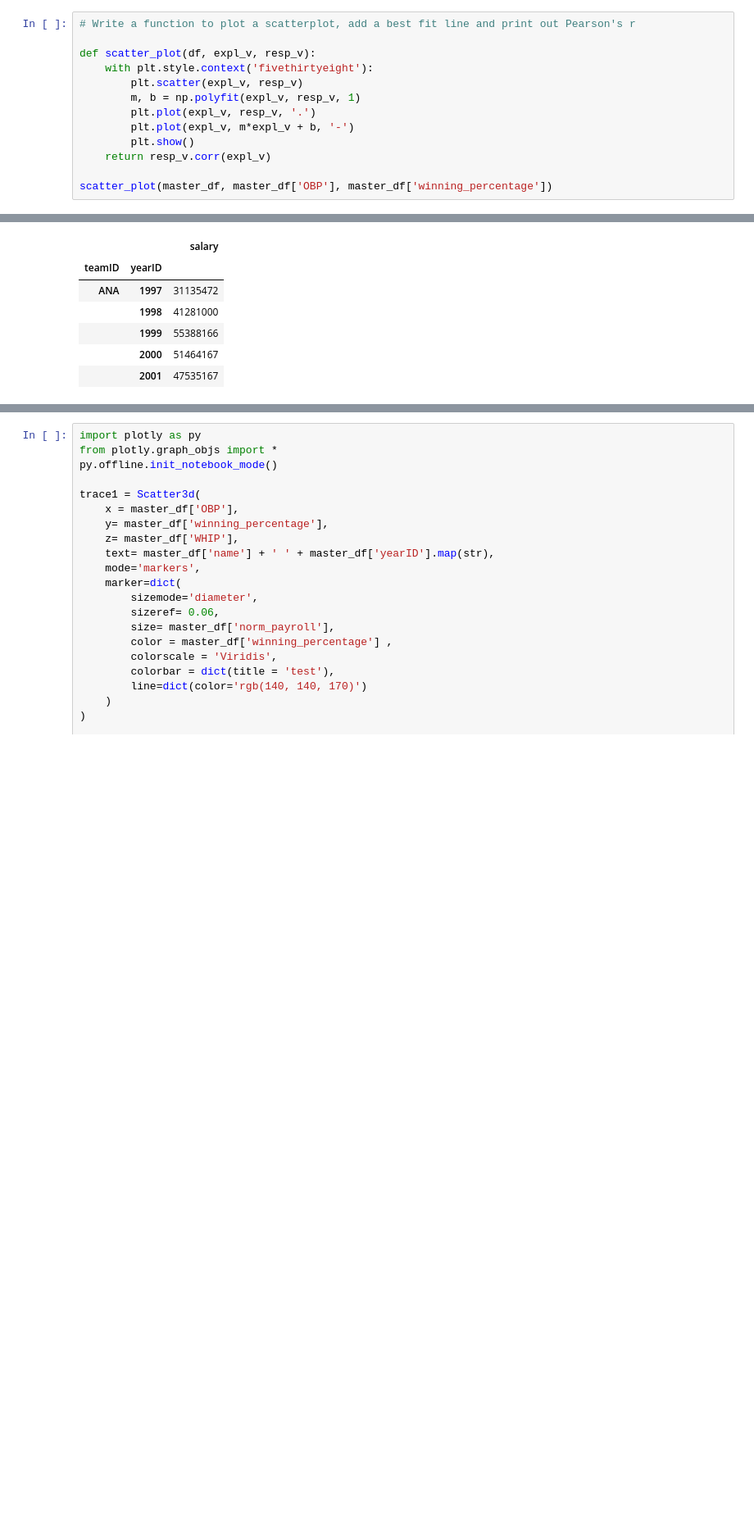
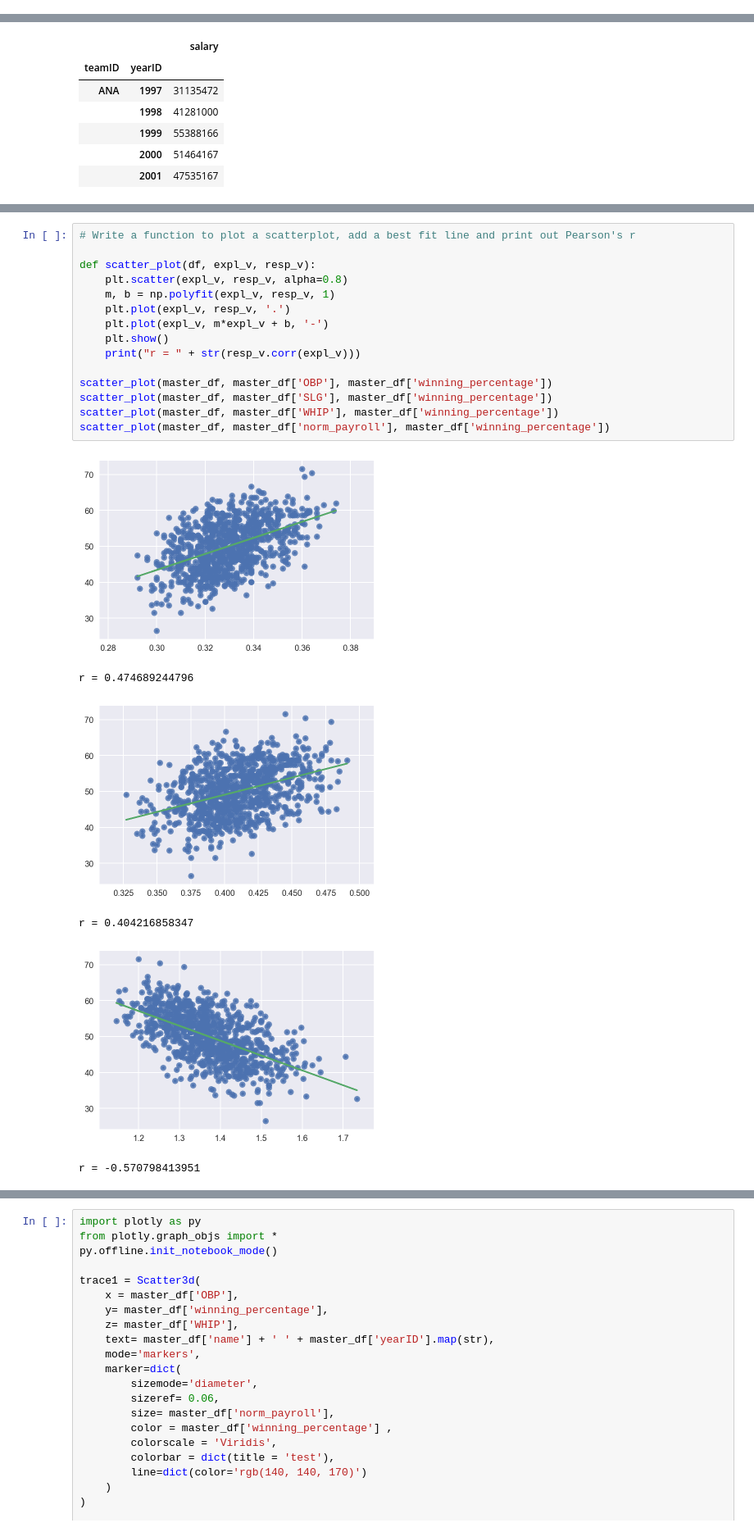
Before and after one commit to mattjaenicke/Data_Analyst_ND_Project2, a Jupyter notebook: Data_Analyst_ND_Project2.ipynb, the cells around one changed output, grey strips where cells are left out. Shown at 82% size. Drawn from its saved outputs; the diff is of its cells as text; blank space fills up the shorter version.

```diff
--- a/Data_Analyst_ND_Project2.ipynb
+++ b/Data_Analyst_ND_Project2.ipynb
@@ -195,14 +208 @@ memory usage: 381.6+ KB
 master_df['OBP'] = roundDecimals(master_df['OBP'], 3)
-# %%
-# Write a function to plot a scatterplot, add a best fit line and print out Pearson's r
-
-def scatter_plot(df, expl_v, resp_v):
-    with plt.style.context('fivethirtyeight'):
-        plt.scatter(expl_v, resp_v)
-        m, b = np.polyfit(expl_v, resp_v, 1)
-        plt.plot(expl_v, resp_v, '.')
-        plt.plot(expl_v, m*expl_v + b, '-')
-        plt.show()
-    return resp_v.corr(expl_v)
-
-scatter_plot(master_df, master_df['OBP'], master_df['winning_percentage'])
@@ -316,0 +311,22 @@ with plt.style.context('fivethirtyeight'):
+# %%
+# Write a function to plot a scatterplot, add a best fit line and print out Pearson's r
+
+def scatter_plot(df, expl_v, resp_v):
+    plt.scatter(expl_v, resp_v, alpha=0.8)
+    m, b = np.polyfit(expl_v, resp_v, 1)
+    plt.plot(expl_v, resp_v, '.')
+    plt.plot(expl_v, m*expl_v + b, '-')
+    plt.show()
+    print("r = " + str(resp_v.corr(expl_v)))
+
+scatter_plot(master_df, master_df['OBP'], master_df['winning_percentage'])
+scatter_plot(master_df, master_df['SLG'], master_df['winning_percentage'])
+scatter_plot(master_df, master_df['WHIP'], master_df['winning_percentage'])
+scatter_plot(master_df, master_df['norm_payroll'], master_df['winning_percentage'])
+# %% [output]
+[figure, added]
+r = 0.474689244796
+[figure, added]
+r = 0.404216858347
+[figure, added]
+r = -0.570798413951
```
Also changed, not shown: parts of 27 cells of this notebook.
